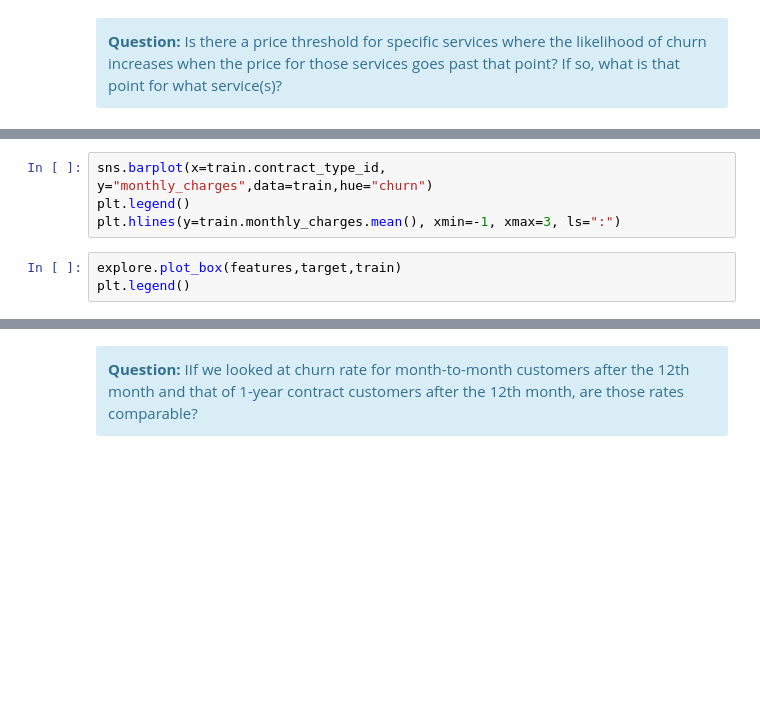
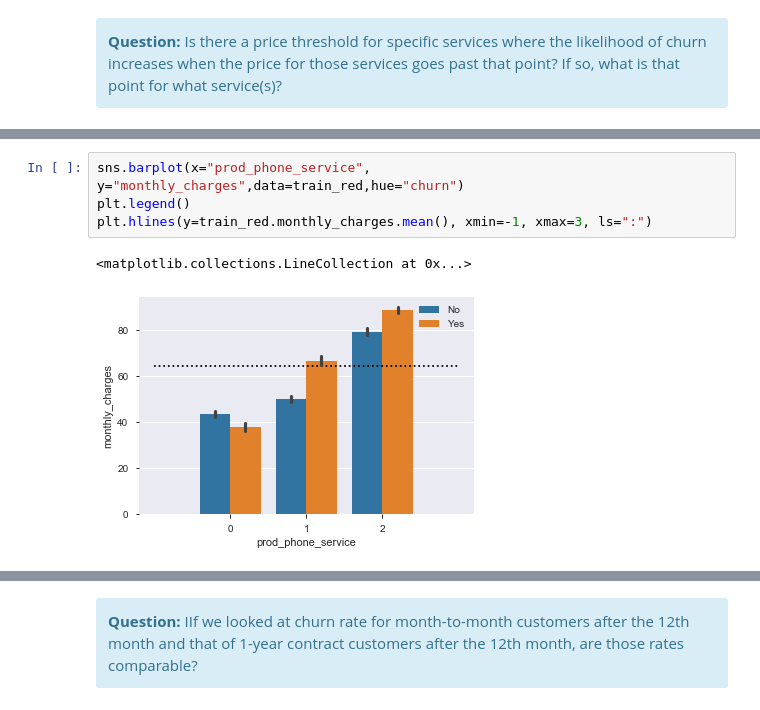
Before and after one commit to crisgiovanoni/telcochurn_project, a Jupyter notebook: Why Are Our Customers Churning.ipynb, the cells around one changed output, grey strips where cells are left out. Saved outputs shown, nothing was run; the diff lists cells and outputs as text; blank space fills up the shorter version.

```diff
--- a/Why Are Our Customers Churning.ipynb
+++ b/Why Are Our Customers Churning.ipynb
@@ -373,8 +493,8 @@ sns.barplot(x="monthly_bins", y="enc_churn", data=train, hue="phone_service")
 # %%
-sns.barplot(x=train.contract_type_id, y="monthly_charges",data=train,hue="churn")
+sns.barplot(x="prod_phone_service", y="monthly_charges",data=train_red,hue="churn")
 plt.legend()
-plt.hlines(y=train.monthly_charges.mean(), xmin=-1, xmax=3, ls=":")
+plt.hlines(y=train_red.monthly_charges.mean(), xmin=-1, xmax=3, ls=":")
+# %% [output]
+<matplotlib.collections.LineCollection at 0x...>
+[figure, added]
-# %%
-explore.plot_box(features,target,train)
-plt.legend()
 # %%
```
Also changed, not shown: parts of 57 cells of this notebook, 2 other files.
